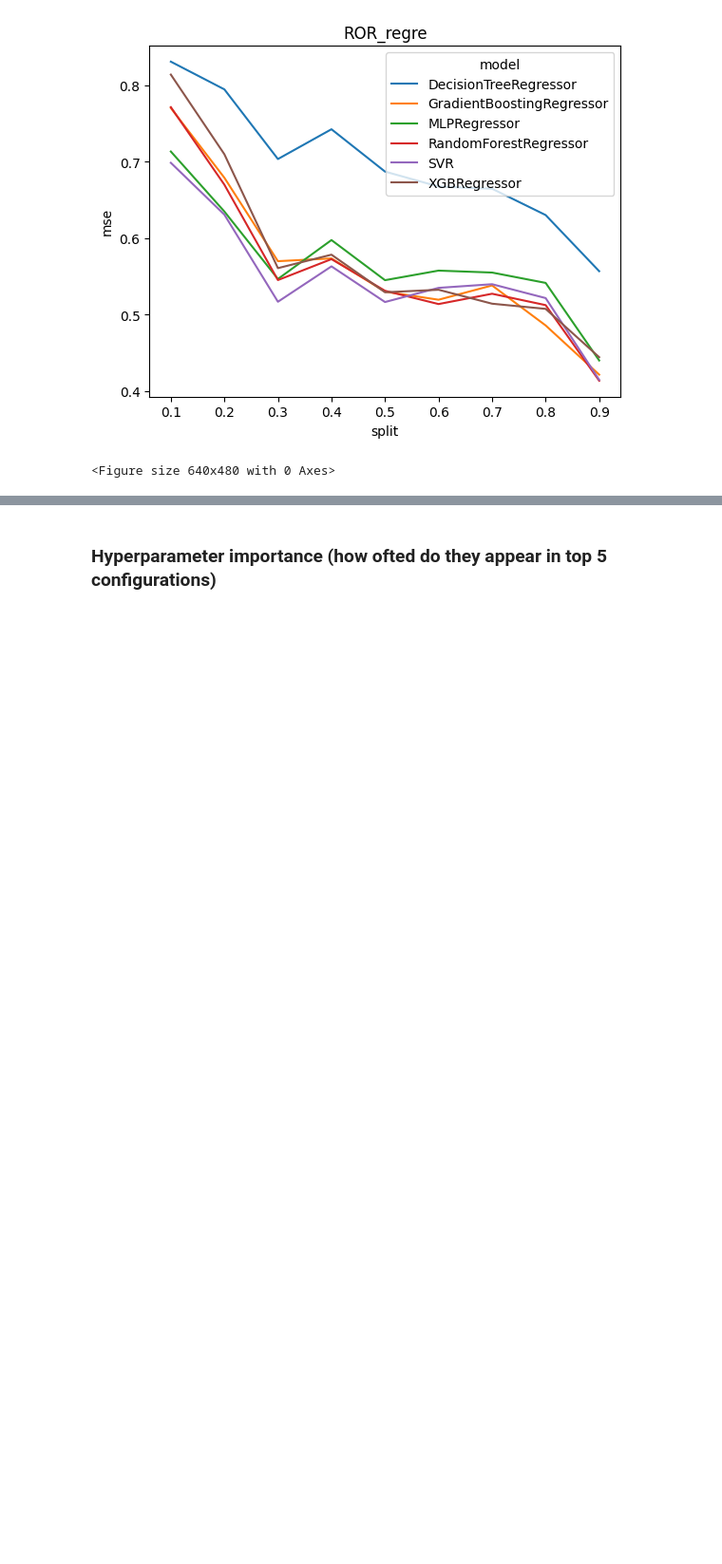
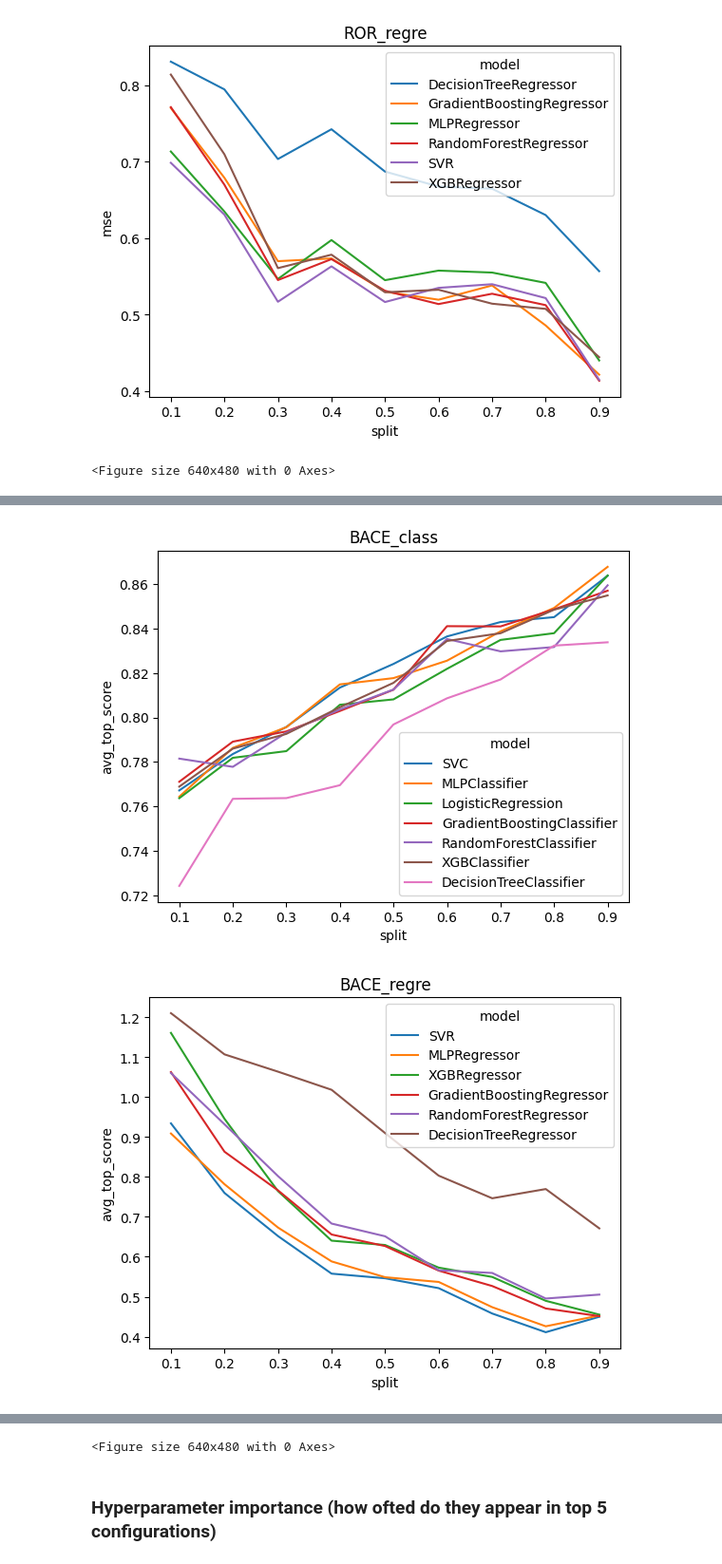
Before and after one commit to mateugazi/czasteczkowa-inzynierka, a Jupyter notebook: experiments/Standardized Pipeline/result_analysis.ipynb, the cells around one changed output, grey strips where cells are left out. Shown at 95% size. Cells and saved outputs as stored; diff of their text form; code cells hidden in the pictures; blank space fills up the shorter version.

Commit message:
Plots for top 5 scores averaged
preprocessing specific plots pending

```diff
--- a/experiments/Standardized Pipeline/result_analysis.ipynb
+++ b/experiments/Standardized Pipeline/result_analysis.ipynb
@@ -11,6 +11,8 @@ main_datasets = ["BACE_class", "BACE_regre", "ROR_class", "ROR_regre"]
 top5 = {}
 
 best_models = {}
+best_models_avg_top = pd.DataFrame(columns=["dataset", "model", "split", "avg_top_score"])
+avg_top_count = 5
 best_models_split = {}
 hyperparameter_rank = {}
 top_models_evaluated = 25
@@ -34,18 +36,26 @@ for dataset in main_datasets:
         right_model = df[df['model'] == model]
 
         for split in df['split'].unique():
-            best_configs = right_model[df['split'] == split].head(top_models_evaluated)[['hyperparams']]
+            best_configs = right_model[df['split'] == split].head(top_models_evaluated)
+            best_configs_hyperparams = best_configs[['hyperparams']]
+            ### Avg top scores per model
+            avg_top = best_configs.head(avg_top_count).loc[:, score_column].mean()
+            best_models_avg_top.loc[len(best_models_avg_top.index)] = [dataset, model, split, avg_top]
 
+            ### Top parameters frequency
             if not model in hyperparameter_rank.keys():
                 hyperparameter_rank[model] = {}
 
-            for index, row in best_configs.iterrows():
+            for index, row in best_configs_hyperparams.iterrows():
                 params = list(row)[0][1:-1].split(", ")
                 for param in params:
                     if not param in hyperparameter_rank[model].keys():
                         hyperparameter_rank[model][param] = 1
                     else:
                         hyperparameter_rank[model][param] += 1
+
+    best_models_avg_top.sort_values(['dataset', 'model', 'split'], inplace=True)
+
 
     ### For each model, get 5 best configurations
         ### each parameter value from the configuration gets +1 in representation dict
@@ -55,7 +65,6 @@ for dataset in main_datasets:
 
 
     best = {}
-
     for index, row in df.iterrows():
         if len(best) >= 7:
             break
@@ -64,7 +73,6 @@ for dataset in main_datasets:
 
     best_models[dataset] = best
 
-
     df_temp = df.drop_duplicates(subset=['model', 'split'])
 
     df_temp.sort_values(['model', 'split'], inplace=True)
@@ -201,0 +228,12 @@ for dataset_name in main_datasets:
+# %%
+for dataset_name in main_datasets:
+    data = best_models_avg_top[best_models_avg_top["dataset"] == dataset_name]
+    #mask = data[data.columns[2]] > 5
+    mask = data['model'] == "LinearRegression"
+    data = data[~mask]
+    sns.lineplot(data=data, x="split", y=data.columns[3], hue="model").set(title=dataset_name)
+    plt.savefig(r"C:\Users\wojci\Documents\GitHub\czasteczkowa-inzynierka\experiments\plots\\" + dataset_name + "_avg_top_" + str(avg_top_count) + ".png")
+    plt.figure()
+# %% [output]
+[figure, added]
+[figure, added]
@@ -202,3 +242,4 @@ for dataset_name in main_datasets:
+<Figure size 640x480 with 0 Axes>
 # %% [markdown]
 ### Hyperparameter importance (how ofted do they appear in top 5 configurations)
 # %%
```
Also changed, not shown: parts of 3 cells of this notebook, 4 other files.
